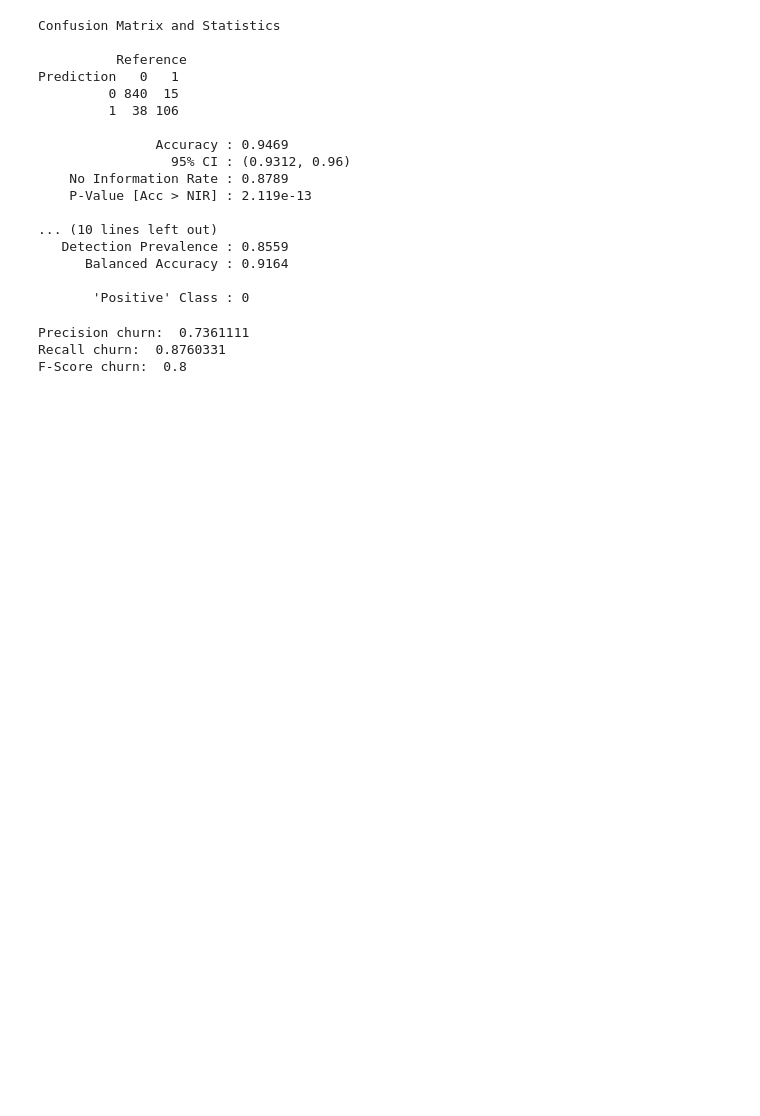
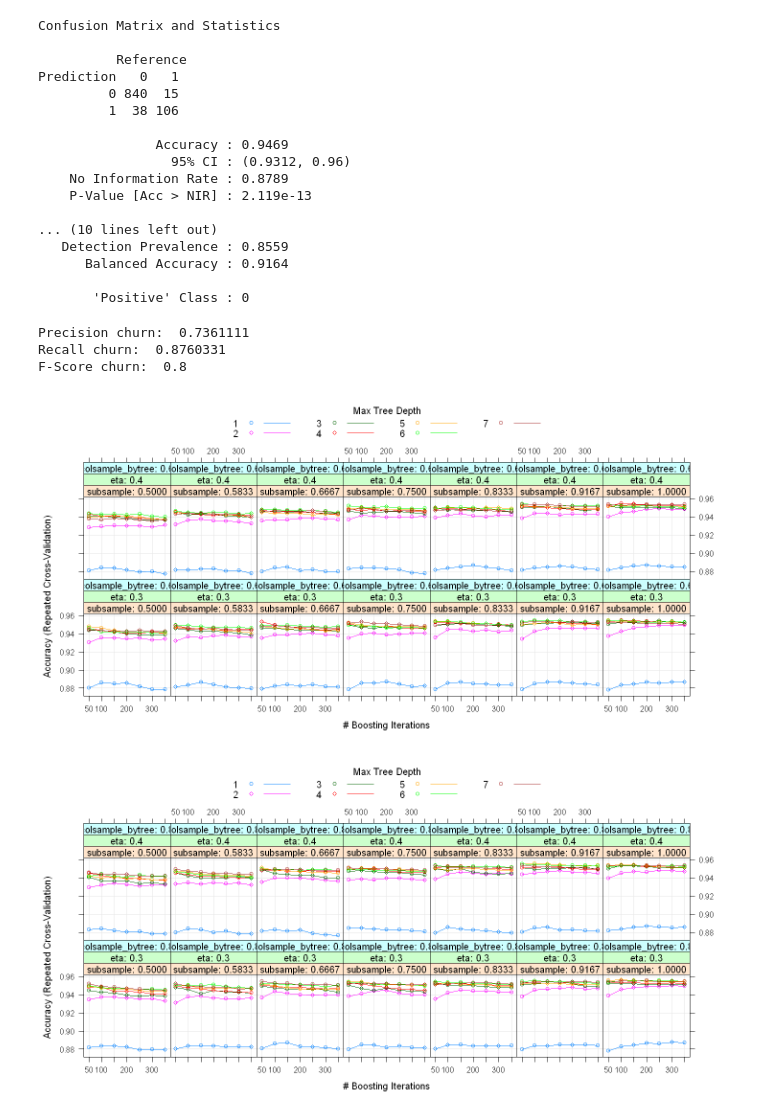
Before and after one commit to dviera/marketing-analytics, a Jupyter notebook: churn/churn.ipynb, the cells around one changed output. Drawn from its saved outputs; the diff is of its cells as text; code cells hidden in the pictures; blank space fills up the shorter version.

```diff
--- a/churn/churn.ipynb
+++ b/churn/churn.ipynb
@@ -299,6 +359,11 @@ cat("F-Score churn: ", 2*(106/(106+38) * 106/(106+15))/(106/(106+38) + 106/(106+
 Precision churn:  0.7361111
 Recall churn:  0.8760331
 F-Score churn:  0.8
+# %%
+plot(xgboost_cv_m1)
+# %% [output]
+[figure, added]
+[figure, added]
 # %%
 # TODO
 # try feature engineering
```
Also changed, not shown: parts of 5 cells of this notebook.
